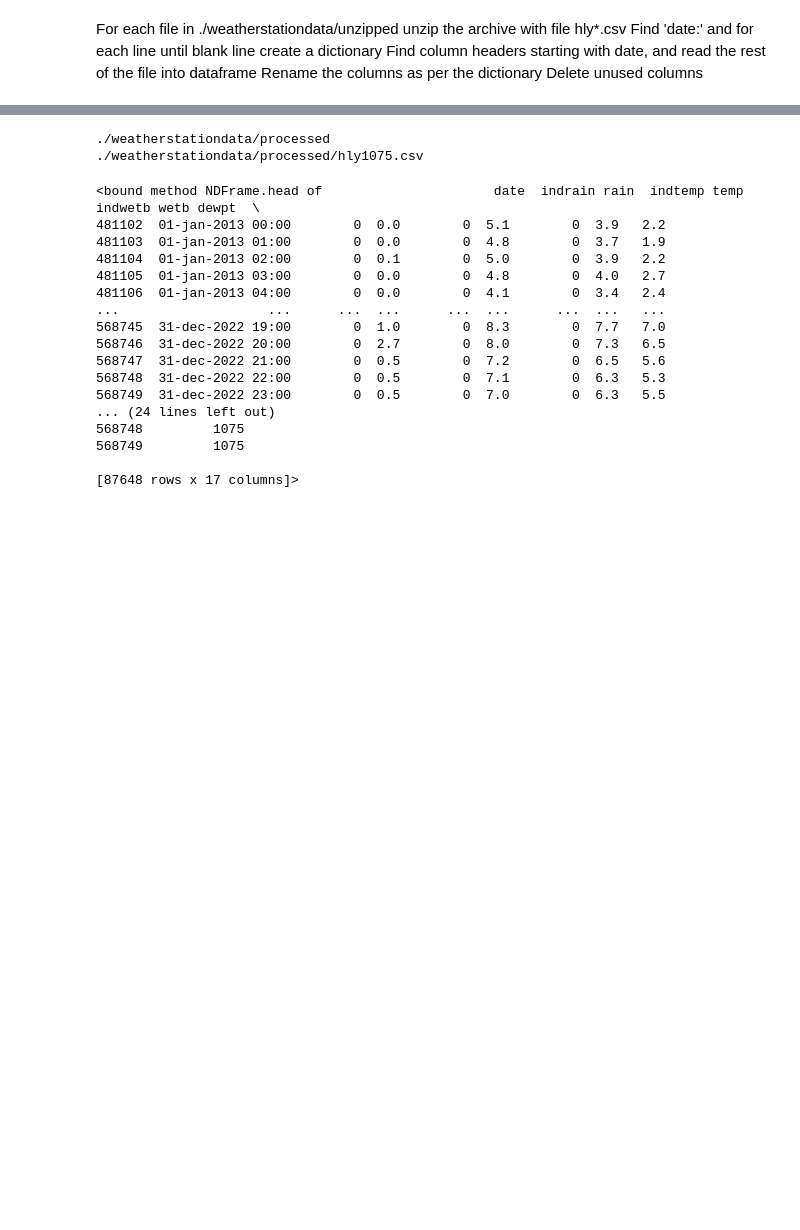
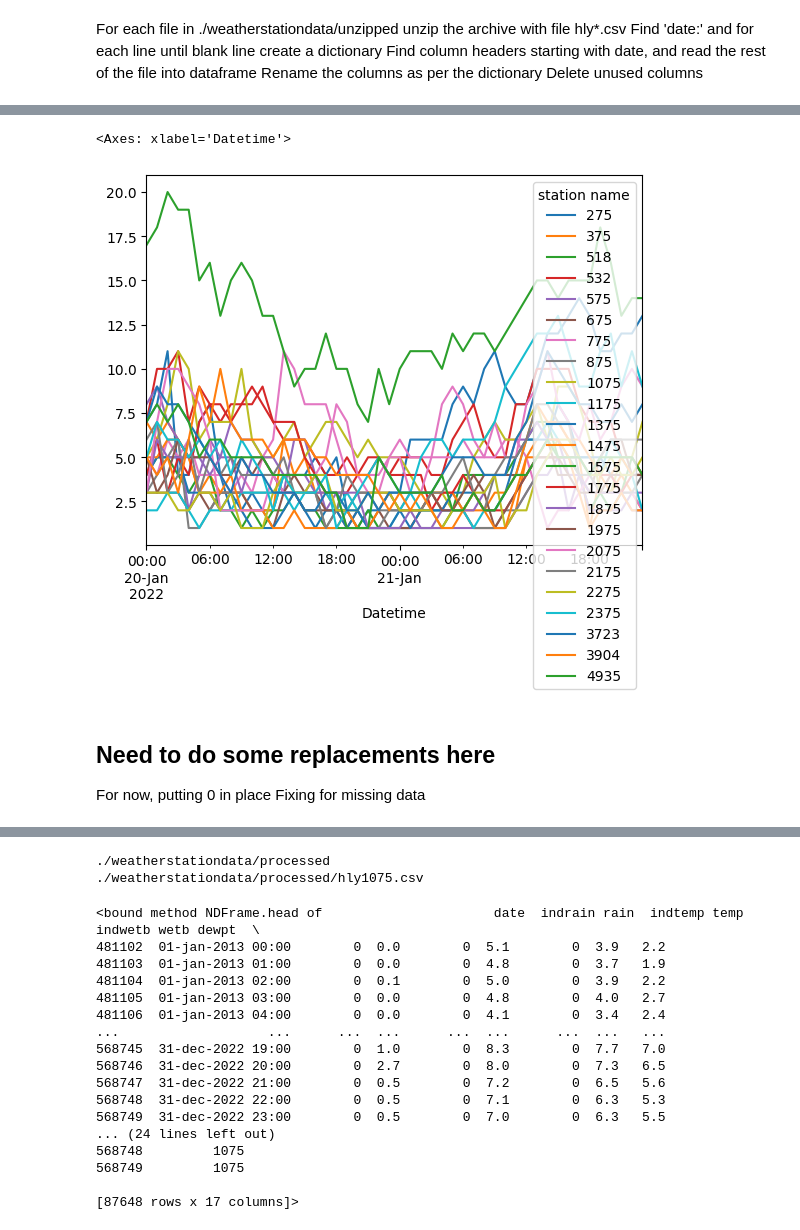
Before and after one commit to lanecolinp/UCDPA_lanecolinp, a Jupyter notebook: WeatherStation.ipynb, the cells around one changed output, grey strips where cells are left out. Drawn from its saved outputs; the diff is of its cells as text; code cells hidden in the pictures; blank space fills up the shorter version.

```diff
--- a/WeatherStation.ipynb
+++ b/WeatherStation.ipynb
@@ -237,7 +222,7 @@ for folder in os.listdir(stationunziphomefolder):
                 if 'date,' in line:
                     firstline = lineno
                     break
-    if (',wdsp' in line) or (',sun,' in line):
+    if (',wdsp' in line):
         with open(weatherdatafile, 'r') as wf:
             for lineno, line in enumerate(wf):
                 lines=wf.readlines()
@@ -252,7 +237,6 @@ for folder in os.listdir(stationunziphomefolder):
     else:
         print("Not Processing : "+folder)
         stationname=int(folder[3:])
-        print(stationname)
         ltywsdf = ltywsdf.loc[ltywsdf["station name"] != stationname]
 ltywsdf.shape
 ltywsdf.head
@@ -351,0 +283,37 @@ For each file in the processed folder,Substitute the column headers with the key
+# %%
+#print(stationprochomefolder)
+allwddf=pd. DataFrame()
+startdate=pd.to_datetime('2014-01-01', format='%Y-%m-%d')
+enddate=pd.to_datetime('2023-01-01', format='%Y-%m-%d')
+for file in os.listdir(stationprochomefolder):
+    weatherdataprocfile=stationprochomefolder+"/"+file
+    print(weatherdataprocfile)
+    wddf = pd.read_csv(weatherdataprocfile)
+    wddf['Datetime'] = pd.to_datetime(wddf['date'], format='%d-%b-%Y %H:%M')
+    mask = (wddf['Datetime']  >= startdate) & (wddf['Datetime'] < enddate)
+    wddf = wddf.loc[mask]
+    columns = list(wddf.columns.values)
+    retaincolumns=["Datetime","wdsp"]
+    wddf = wddf.loc[:, retaincolumns]
+    wddf['station name'] = int(file[3:][:-4])
+    #Quick and Dirty Data Cleansing
+    wddf['wdsp'] = wddf['wdsp'].replace(' ','0')
+    wddf['wdsp'] = wddf['wdsp'].astype(int)
+    allwddf=pd.concat([allwddf, wddf], axis=0,ignore_index=True)
+    #break
+allwddf.shape
+# %%
+allwddf.head
+allwddf.reset_index(drop=True)
+allwddf = allwddf.set_index(pd.DatetimeIndex(allwddf['Datetime']))
+pivwddf=allwddf.pivot(index="Datetime", columns="station name", values="wdsp")
+pivwddf.to_csv('./weatherstationdata/wspivot.csv')
+#pivwddf["Datetime"].max()-pivwddf["Datetime"].min()
+
+##wgalldf.reset_index(drop=True) #
+#wgalldf['Datetime'] = pd.to_datetime(wgalldf['Datetime'])
+#wgalldf = wgalldf.drop(columns=['DATE & TIME', 'FORECAST WIND(MW)','REGION'])
+#cols = wgalldf.columns.tolist()
+#cols = cols[-1:] + cols[:-1]
+#wgalldf = wgalldf[cols]
+#wgalldf = wgalldf.set_index(pd.DatetimeIndex(wgalldf['Datetime']))
@@ -351,0 +345,9 @@ For each file in the processed folder,Substitute the column headers with the key
+# %%
+pivwddf["2022-01-20":"2022-01-21"].plot()
+# %% [output]
+<Axes: xlabel='Datetime'>
+[figure, added]
+# %% [markdown]
+##  Need to do some replacements here  ##
+For now, putting 0 in place
+Fixing for missing data
```
Also changed, not shown: parts of 34 cells of this notebook.
